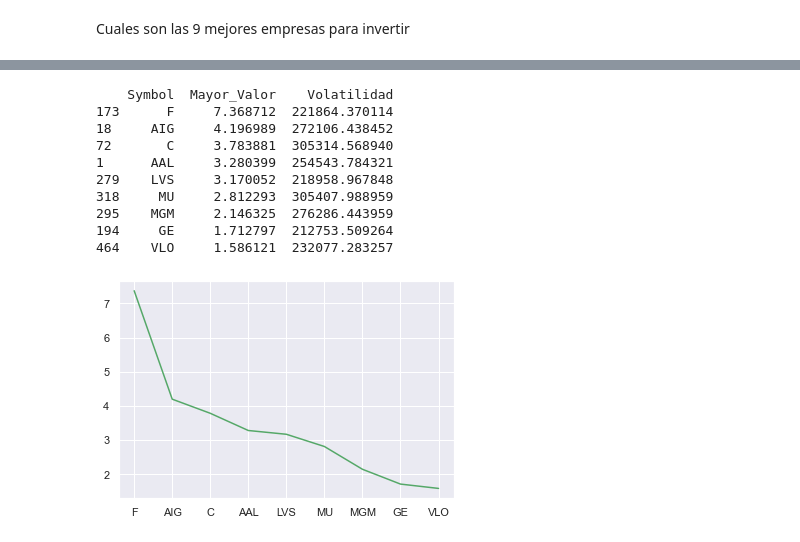
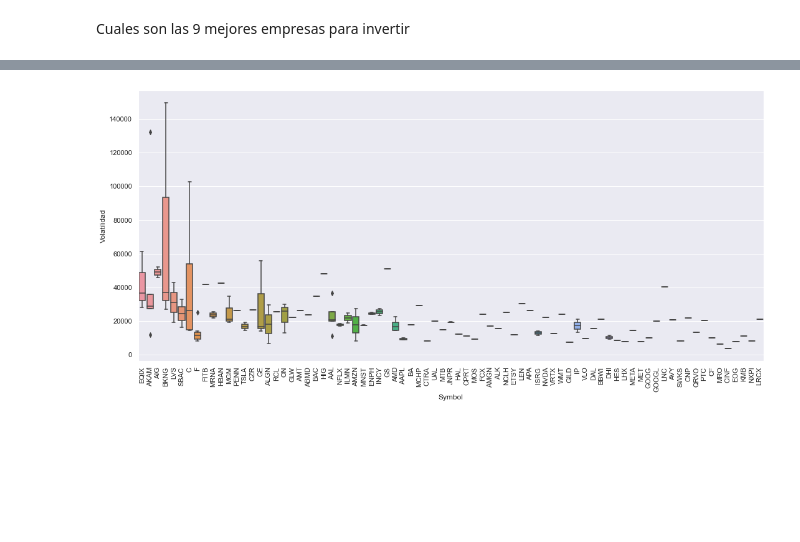
Before and after one commit to samleo88/DS-PI-ProyectoIndividual, a Jupyter notebook: PI_02/Taller.ipynb, the cells around one changed output, grey strips where cells are left out. Drawn from its saved outputs; the diff is of its cells as text; code cells hidden in the pictures; blank space fills up the shorter version.

```diff
--- a/PI_02/Taller.ipynb
+++ b/PI_02/Taller.ipynb
@@ -10,6 +10,7 @@ sns.set()
 listaSP500 = pd.read_html("https://en.wikipedia.org/wiki/List_of_S%26P_500_companies")
 # %%
 List = listaSP500[0]
+List['Symbol'] = List['Symbol'].replace('.','-')
 # %%
 #conversion a dataframe lista = listaSP500_df[0]
 #descarga de datos por symbol
@@ -303,2 +256,17 @@ plt.show()
 # %% [markdown]
 Cuales son las 9 mejores empresas para invertir
+# %%
+# Crea columna para hallar el mayor valor de la resta entre Gaps y variaciones
+EmpresasData['Mayor_Valor'] = EmpresasData['Retorno_Gaps']-EmpresasData['Variaciones']
+Mejor_Empresa = EmpresasData[['Symbol','Mayor_Valor']].groupby([ EmpresasData['Symbol'],EmpresasData['Volatilidad']]).sum() #EmpresasData['Symbol'],
+# se resetea el indice y se busca por el mayor valor y la volatilidad
+Mejor_Empresa.reset_index(inplace=True)
+Mejor_Empresa.sort_values(by=['Mayor_Valor','Volatilidad'], inplace=True, ascending=False)
+Mejor_Empresa=Mejor_Empresa.head(10)
+print(Mejor_Empresa)
+#se grafica las empresas versus volatilidad
+plt.figure(figsize=(18, 8))
+plt.plot(Mejor_Empresa.Symbol, Mejor_Empresa.Volatilidad, "g-")
+plt.xlabel('Empresa')
+plt.ylabel('Volatilidad')
+plt.show()
@@ -326,23 +308,16 @@ import Plotly
 # %%
 # Crea columna para hallar el mayor valor de la resta entre Gaps y variaciones
 EmpresasData['Mayor_Valor'] = EmpresasData['Retorno_Gaps']-EmpresasData['Variaciones']
-Mejor_Empresa = EmpresasData[['Symbol','Mayor_Valor','Volatilidad']].groupby([ EmpresasData['Symbol']]).sum() #EmpresasData['Symbol'],
+Mejor_Empresa = EmpresasData[['Date','Symbol','Retorno_Gaps','Volatilidad']].groupby([EmpresasData['Date'].dt.year,EmpresasData['Symbol']]).sum() #EmpresasData['Symbol'],
 
+#  se busca por el mayor valor y la volatilidad
 Mejor_Empresa.reset_index(inplace=True)
-Mejor_Empresa.sort_values(by=['Mayor_Valor','Volatilidad'], inplace=True, ascending=False)
-Mejor_Empresa=Mejor_Empresa.head(9)
-print(Mejor_Empresa)
-plt.plot(Mejor_Empresa.Symbol, Mejor_Empresa.Mayor_Valor, "g-")
+Mejor_Empresa.sort_values(by=['Retorno_Gaps','Volatilidad'], inplace=True, ascending=False)
+
+df_mask=Mejor_Empresa[Mejor_Empresa['Retorno_Gaps']>0.7]
+plt.figure(figsize=(18, 8))
+sns.boxplot(data =df_mask,x='Symbol',y='Volatilidad')
+plt.xticks(rotation=90)
 plt.show()
 # %% [output]
-    Symbol  Mayor_Valor    Volatilidad
-173      F     7.368712  221864.370114
-18     AIG     4.196989  272106.438452
-72       C     3.783881  305314.568940
-1      AAL     3.280399  254543.784321
-279    LVS     3.170052  218958.967848
-318     MU     2.812293  305407.988959
-295    MGM     2.146325  276286.443959
-194     GE     1.712797  212753.509264
-464    VLO     1.586121  232077.283257
-[figure, old version]
+[figure, new version]
```
Also changed, not shown: parts of 21 cells of this notebook.
